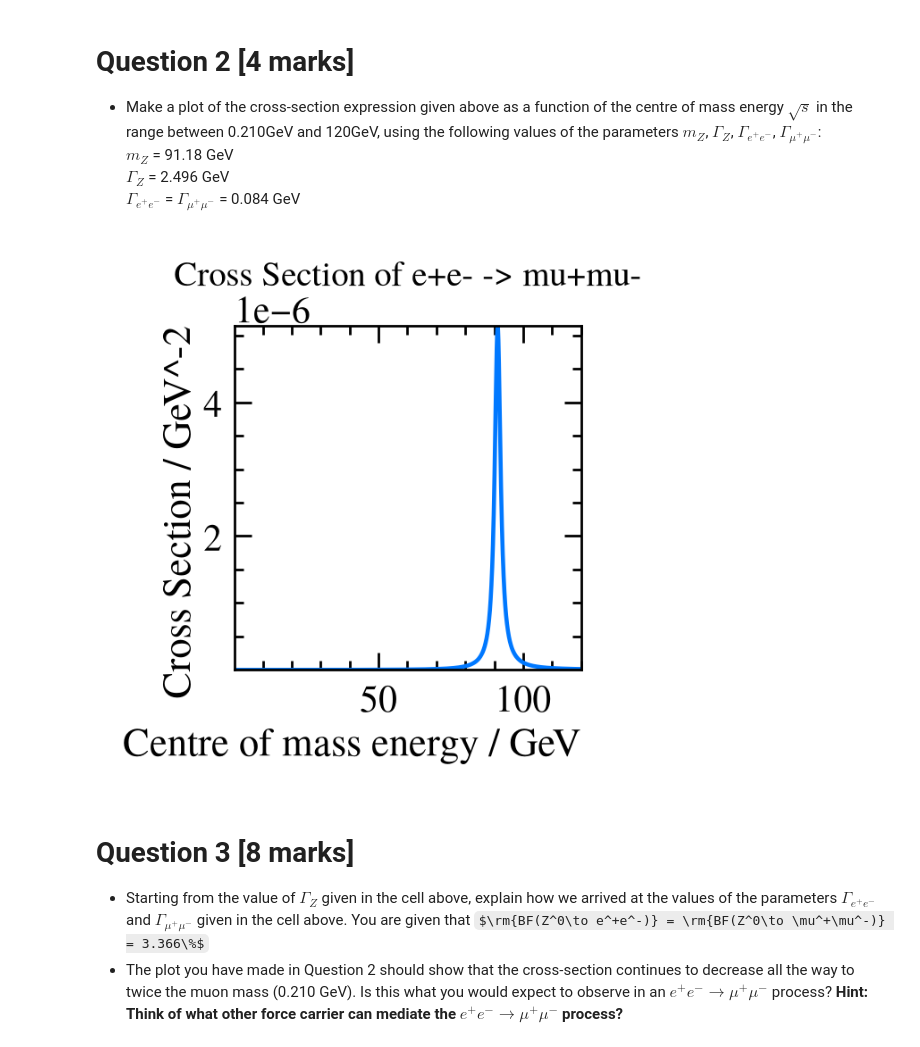
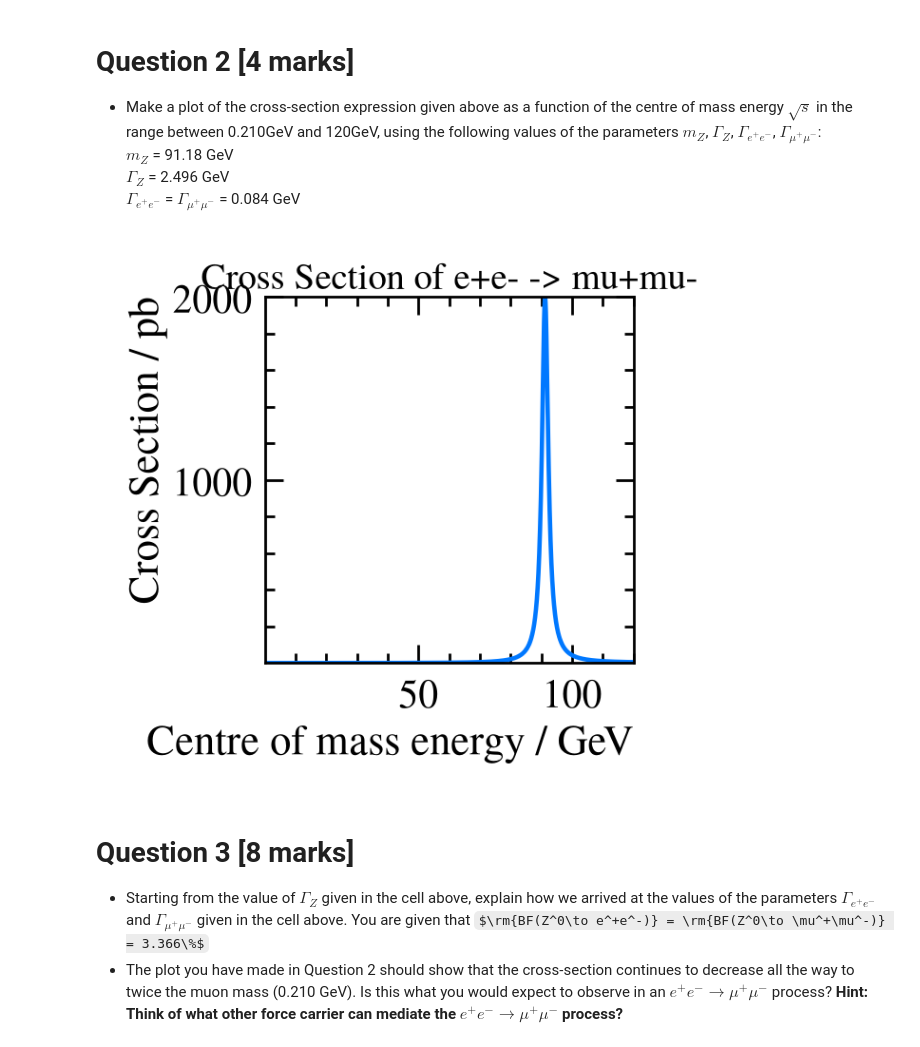
Before and after one commit to PastaShapes/particle-1-AH-JH-RYN, a Jupyter notebook: particle_1_AH_JH_RYN.ipynb, the cells around one changed output. Cells and saved outputs as stored; diff of their text form; code cells hidden in the pictures; some formulas as TeX source.

```diff
--- a/particle_1_AH_JH_RYN.ipynb
+++ b/particle_1_AH_JH_RYN.ipynb
@@ -31,35 +31,36 @@ $\Gamma_{e^+e^-}$ = $\Gamma_{\mu^+\mu^-}$ = 0.084 GeV
 # %%
 import numpy as np
 import matplotlib.pyplot as plt
 
 # Constants
 mz = 91.18 # GeV, Z bozon mass
-GammaZ = 2.496 # Gev, Z boson width
-GammaP = 0.084 # GeV, partial decay widths of e+, e-, mu+, mu-
+gamma_z = 2.496 # Gev, Z boson width
+gamma_p = 0.084 # GeV, partial decay widths of e+, e-, mu+, mu-
 sqrt_s_min = 0.210
 sqrt_s_max = 120
 
-# no. of points on each axis
-numpoints = 5000
+# No. of points on each axis
+num_points = 5000
 
 # X-axis
-sqrt_s_values = np.linspace(sqrt_s_min, sqrt_s_max, numpoints)
+sqrt_s_values = np.linspace(sqrt_s_min, sqrt_s_max, num_points)
 
 # Y-axis
-cross_sections = (12 * np.pi * sqrt_s_values**2 / mz**2) * (GammaP**2 / ((sqrt_s_values**2 - mz**2)**2 + (mz * GammaZ)**2))
-# could potentially be converted into (pico)barns... ?
-# cross_sections = cross_sections * 0.389379e9 # GeV^-2 to pb
+cross_sections = (12 * np.pi * sqrt_s_values**2 / mz**2) * (gamma_p**2 / ((sqrt_s_values**2 - mz**2)**2 + (mz * gamma_z)**2))
+
+# Convert to (pico)barns
+cross_sections = cross_sections * 0.389379e9 # GeV^-2 to pb
 
 # Plot
 plt.figure(figsize=(5, 5))
 plt.tight_layout()
 plt.plot(sqrt_s_values, cross_sections)
 plt.title("Cross Section of e+e- -> mu+mu-")
 plt.xlabel("Centre of mass energy / GeV")
-plt.ylabel("Cross Section / GeV^-2")
+plt.ylabel("Cross Section / pb")
 plt.show()
 # %% [output]
-[figure, old version]
+[figure, new version]
 # %% [markdown]
 # Question 3 [8 marks] #
 - Starting from the value of $\Gamma_Z$ given in the cell above, explain how we arrived at the values of the parameters $\Gamma_{e^+e^-}$ and $\Gamma_{\mu^+\mu^-}$ given in the cell above. You are given that $\rm{BF(Z^0\to e^+e^-)} = \rm{BF(Z^0\to \mu^+\mu^-)} = 3.366\%$
```
Also changed, not shown: parts of 1 cell of this notebook.
